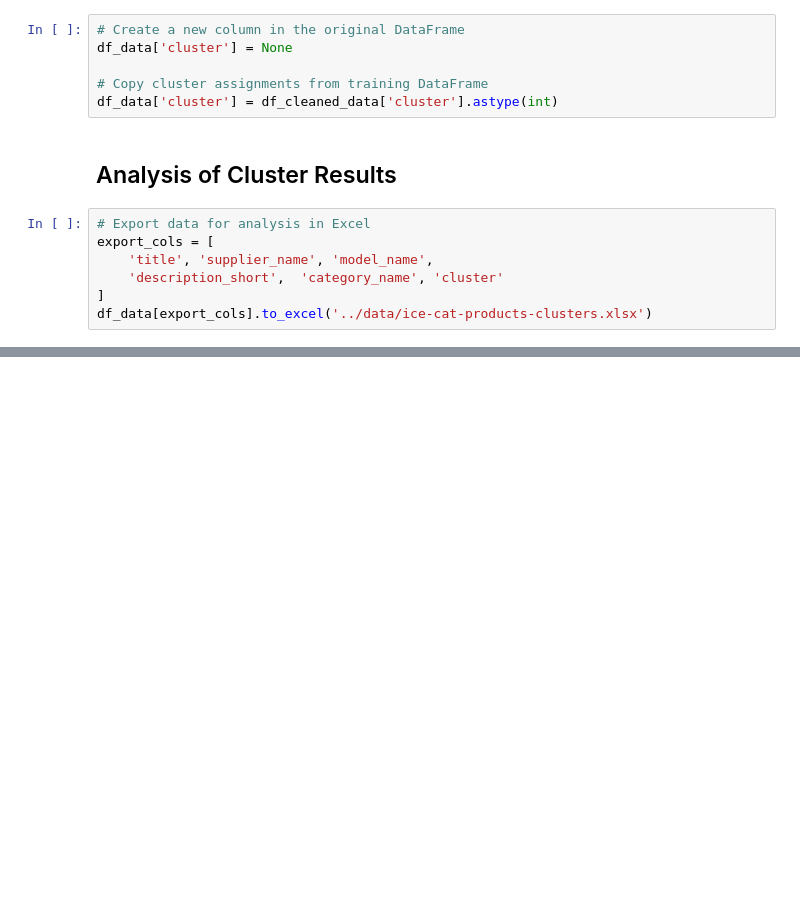
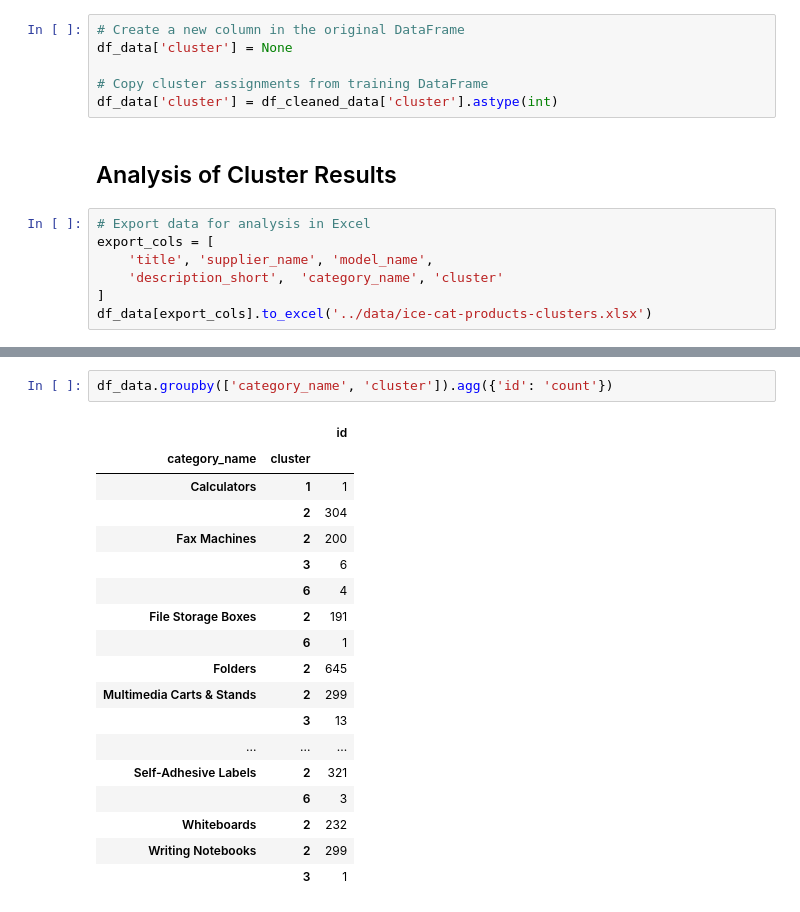
Before and after one commit to sheikhomar/snow-leopard, a Jupyter notebook: notebooks/05-modelling.ipynb, the cells around one changed output, grey strips where cells are left out. Saved outputs shown, nothing was run; the diff lists cells and outputs as text; blank space fills up the shorter version.

```diff
--- a/notebooks/05-modelling.ipynb
+++ b/notebooks/05-modelling.ipynb
@@ -308,0 +339,21 @@ df_data[export_cols].to_excel('../data/ice-cat-products-clusters.xlsx')
+# %%
+df_data.groupby(['category_name', 'cluster']).agg({'id': 'count'})
+# %% [output]
+|  |  | id |
+| category_name | cluster |  |
+| Calculators | 1 | 1 |
+|  | 2 | 304 |
+| Fax Machines | 2 | 200 |
+|  | 3 | 6 |
+|  | 6 | 4 |
+| File Storage Boxes | 2 | 191 |
+|  | 6 | 1 |
+| Folders | 2 | 645 |
+| Multimedia Carts & Stands | 2 | 299 |
+|  | 3 | 13 |
+| ... | ... | ... |
+| Self-Adhesive Labels | 2 | 321 |
+|  | 6 | 3 |
+| Whiteboards | 2 | 232 |
+| Writing Notebooks | 2 | 299 |
+|  | 3 | 1 |
```
Also changed, not shown: parts of 7 cells of this notebook, 1 other file.
